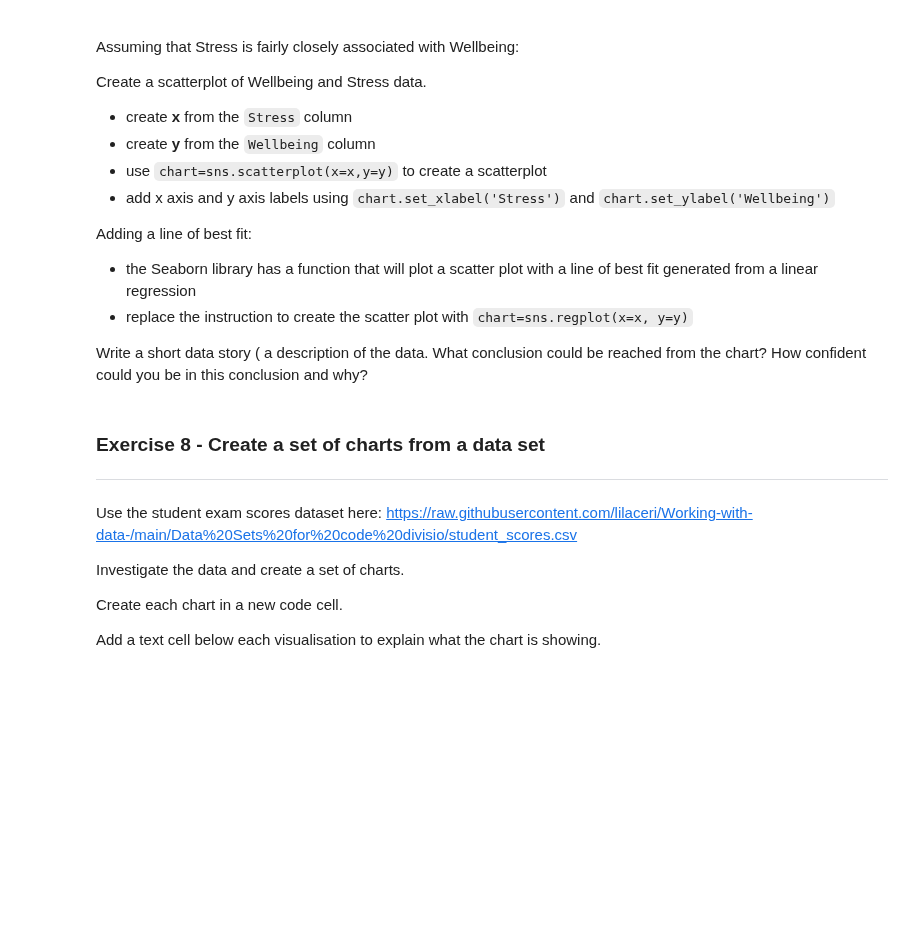
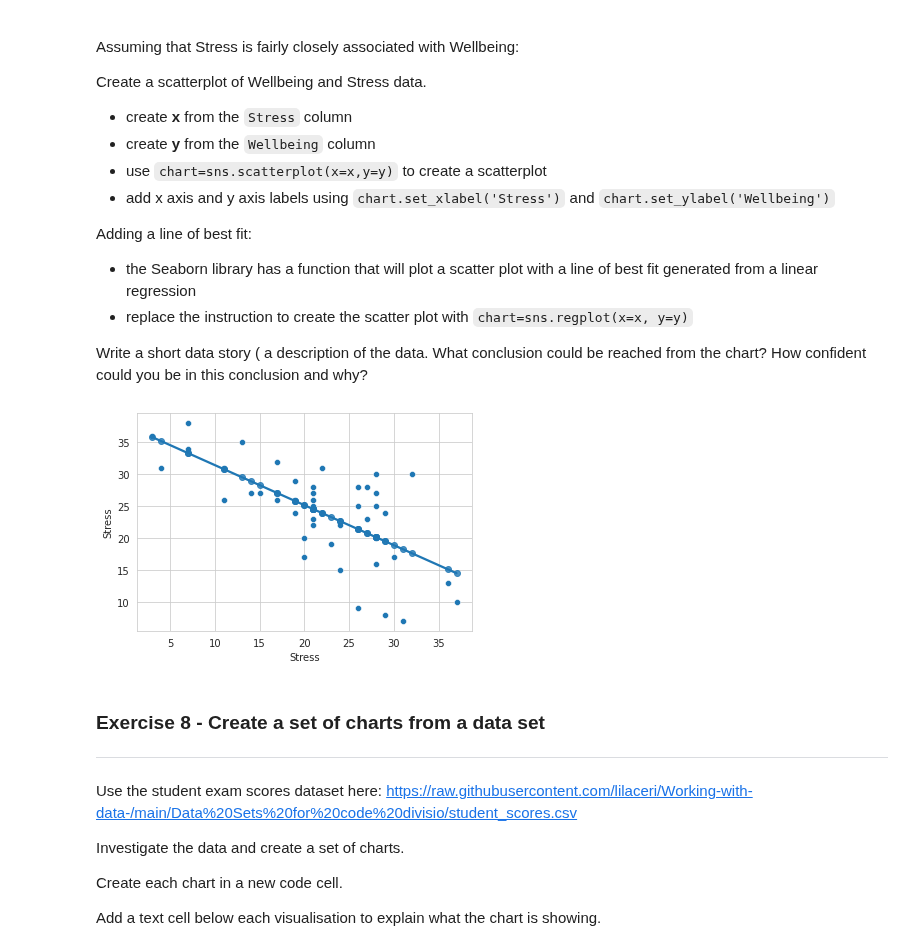
Before and after one commit to Imran-Github22/Imran-Farooqui, a Jupyter notebook: 7_2_Visualisation_with_Seaborn.ipynb, the cells around one changed output. Drawn from its saved outputs; the diff is of its cells as text; code cells hidden in the pictures; blank space fills up the shorter version.

```diff
--- a/7_2_Visualisation_with_Seaborn.ipynb
+++ b/7_2_Visualisation_with_Seaborn.ipynb
@@ -246,6 +259,25 @@ Adding a line of best fit:
 * replace the instruction to create the scatter plot with `chart=sns.regplot(x=x, y=y)`
 
 Write a short data story ( a description of the data.  What conclusion could be reached from the chart?  How confident could you be in this conclusion and why?
+# %%
+def show_scatterplot_wellbeing(df):
+  from scipy.stats import linregress
+  w_data = psych_data[['Stress','Wellbeing']]
+  x = w_data['Stress']
+  y = w_data['Wellbeing']
+  chart = sns.scatterplot(x=x,y=y)
+  chart.set_xlabel('Stress')
+  chart.set_ylabel('Wellbeing')
+
+  regression = linregress(x,y)
+  slope = regression.slope
+  intercept = regression.intercept
+
+  chart = sns.regplot(x=x, y=slope*x + intercept)
+
+show_scatterplot_wellbeing(psych_data)
+# %% [output]
+[figure, added]
 # %% [markdown]
 ### Exercise 8 - Create a set of charts from a data set
 ---
```
Also changed, not shown: parts of 5 cells of this notebook.
